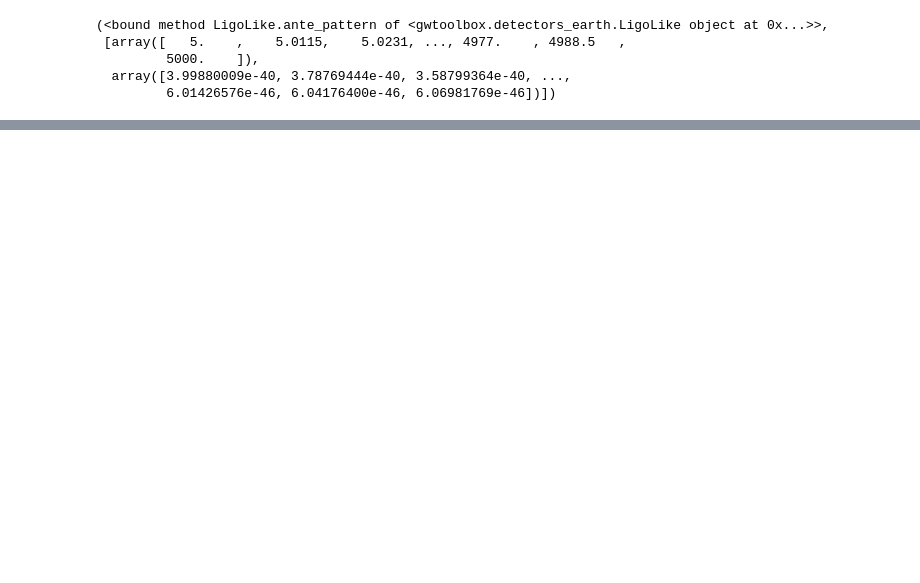
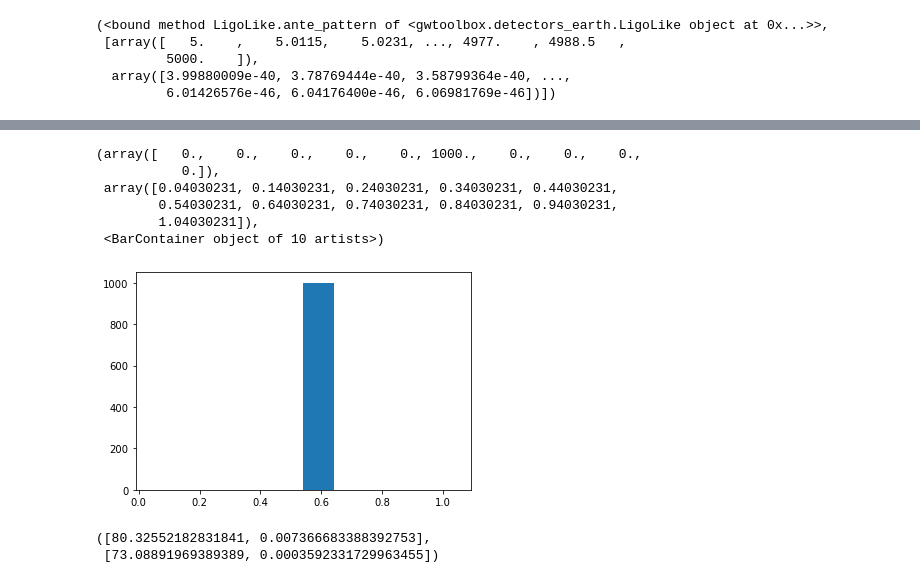
Before and after one commit to samgagnon/kilonova_sim, a Jupyter notebook: GWToolbox.ipynb, the cells around one changed output, grey strips where cells are left out. Cells and saved outputs as stored; diff of their text form; code cells hidden in the pictures; blank space fills up the shorter version.

```diff
--- a/GWToolbox.ipynb
+++ b/GWToolbox.ipynb
@@ -56,0 +63,8 @@ Tools.list_with_iota(list_det)
+# %%
+ninc = []
+for i in range(len(l)):
+    thet = np.random.uniform(0, np.pi/2)
+    phi = np.random.uniform(0, np.pi/2)
+    ninc += [np.arccos(np.cos(thet)*np.cos(phi))]
+
+# ninc = [1.0]*1000
@@ -56,0 +86,10 @@ Tools.list_with_iota(list_det)
+# %%
+plt.hist(np.cos(np.asarray(ninc)))
+# %% [output]
+(array([   0.,    0.,    0.,    0.,    0., 1000.,    0.,    0.,    0.,
+           0.]),
+ array([0.04030231, 0.14030231, 0.24030231, 0.34030231, 0.44030231,
+        0.54030231, 0.64030231, 0.74030231, 0.84030231, 0.94030231,
+        1.04030231]),
+ <BarContainer object of 10 artists>)
+[figure, added]
@@ -56,0 +220,5 @@ Tools.list_with_iota(list_det)
+# %%
+lline, tline
+# %% [output]
+([80.32552182831841, 0.007366683388392753],
+ [73.08891969389389, 0.0003592331729963455])
```
Also changed, not shown: parts of 31 cells of this notebook, 11 other files.
